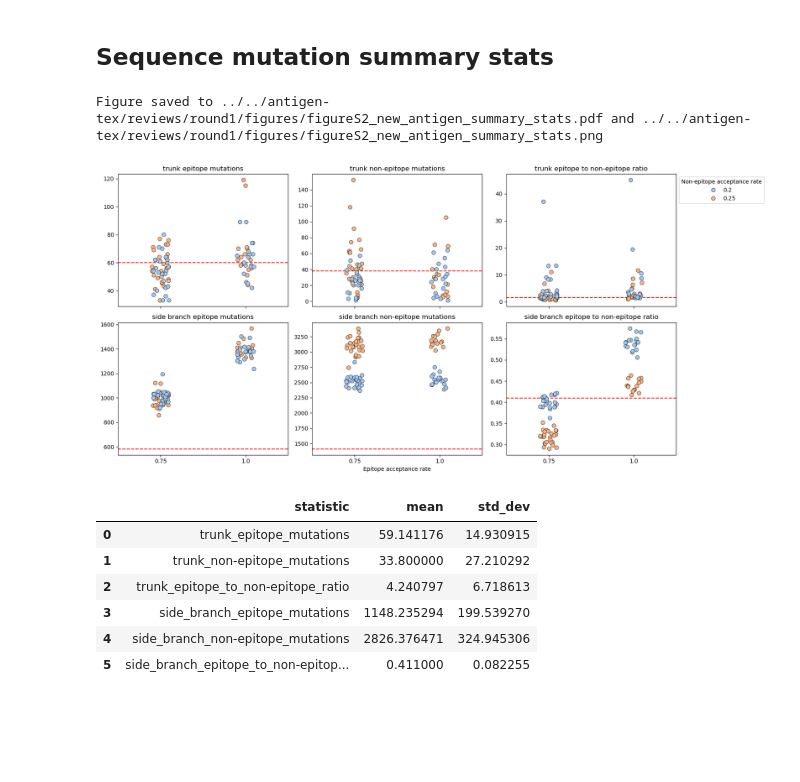
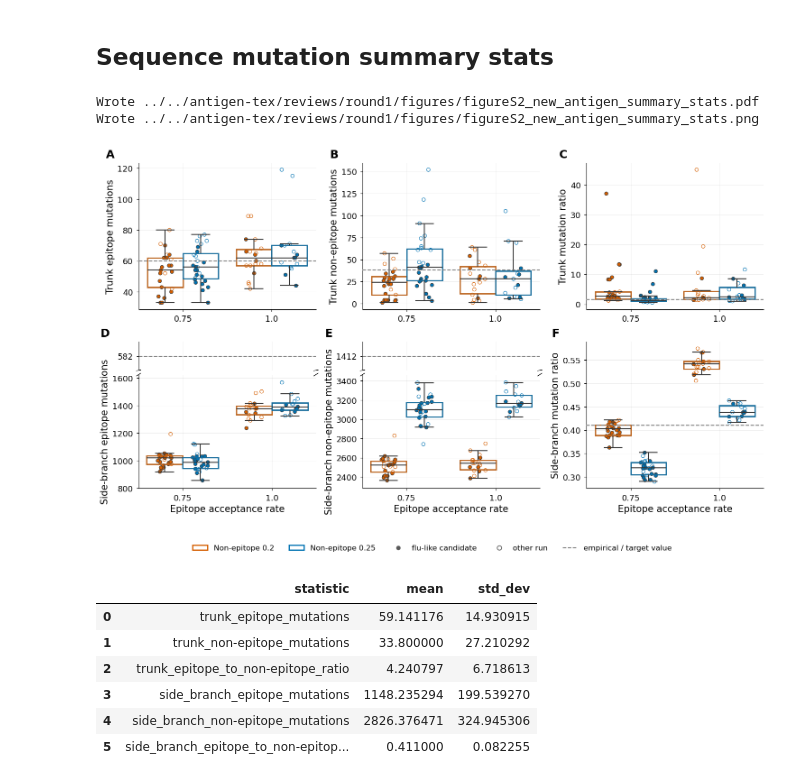
Before and after one commit to matsengrp/antigen-forecasting, a Jupyter notebook: notebooks/manuscript-figure-S1-and-S2-sim-summary-stats.ipynb, the cells around one changed output. Cells and saved outputs as stored; diff of their text form; code cells hidden in the pictures; blank space fills up the shorter version.

```diff
--- a/notebooks/manuscript-figure-S1-and-S2-sim-summary-stats.ipynb
+++ b/notebooks/manuscript-figure-S1-and-S2-sim-summary-stats.ipynb
@@ -150,41 +334,29 @@ summarize_stats(filtered_stats_df, ['diversity', 'tmrca', 'antigenic_movement_pe
 # %%
 new_stats_path = f'{fig_dir}/figureS2_new_antigen_summary_stats'
 # %%
-columns_to_plot = ['trunk_epitope_mutations', 'trunk_non-epitope_mutations', 'trunk_epitope_to_non-epitope_ratio', 'side_branch_epitope_mutations', 'side_branch_non-epitope_mutations', 'side_branch_epitope_to_non-epitope_ratio']
-columns_avgs = [60, 38, 1.56, 582, 1412, 0.41]
-column_avgs_dict = dict(zip(columns_to_plot, columns_avgs))
-n_rows = 2
-n_cols = 3
-fig, axes = plt.subplots(n_rows, n_cols, figsize=(20, 4 * n_rows), sharex=True)
-for i in range(n_rows):
-    for j in range(n_cols):
-        column = columns_to_plot[i*n_cols + j]
-        seed_jitter()
-    sns.stripplot(x='epitope_acceptance', y=column, hue='non_epitope_acceptance', data=filtered_stats_df, ax=axes[i,j],
-                      jitter=True, size=7.0, edgecolor='black', linewidth=0.5, palette='pastel')
-        axes[i,j].set_title(column.replace('_', ' '))
-        axes[i,j].axhline(column_avgs_dict[column], ls='--', color='red')
-        # Remove legend
-        axes[i,j].get_legend().remove()
-        if j == 1 and i == 1:
-            axes[i,j].set_xlabel('Epitope acceptance rate')
-        else:
-            axes[i,j].set_xlabel('')
-        axes[i,j].set_ylabel('')
-# Add legend outside of plot
-axes[0,2].legend(loc='upper left', bbox_to_anchor=(1.0, 1.0), title='Non-epitope acceptance rate')
+panels_s2 = [
+    {'column': 'trunk_epitope_mutations',
+     'ylabel': 'Trunk epitope mutations', 'reference': 60},
+    {'column': 'trunk_non-epitope_mutations',
+     'ylabel': 'Trunk non-epitope mutations', 'reference': 38},
+    {'column': 'trunk_epitope_to_non-epitope_ratio',
+     'ylabel': 'Trunk mutation ratio', 'reference': 1.56},
+    {'column': 'side_branch_epitope_mutations',
+     'ylabel': 'Side-branch epitope mutations', 'reference': 582},
+    {'column': 'side_branch_non-epitope_mutations',
+     'ylabel': 'Side-branch non-epitope mutations', 'reference': 1412},
+    {'column': 'side_branch_epitope_to_non-epitope_ratio',
+     'ylabel': 'Side-branch mutation ratio', 'reference': 0.41},
+]
 
-# Add text to upper left corner of first plot
-#axes[0,0].text(-0.2, 1.05, 'B', transform=axes[0,0].transAxes, fontsize=16, fontweight='bold', va='top')
-# Adjust the layout of the subplots
-plt.tight_layout(rect=[0, 0, 0.85, 1])
-
-plt.savefig(f'{new_stats_path}.pdf', dpi=300, bbox_inches='tight')
-plt.savefig(f'{new_stats_path}.png', dpi=300, bbox_inches='tight')
-print(f"Figure saved to {new_stats_path}.pdf and {new_stats_path}.png")
-# Show the plot
+fig = build_summary_figure(completed_stats_df, panels_s2,
+                           n_rows=2, n_cols=3, figsize=(15.0, 8.4))
+for ext in ('pdf', 'png'):
+    fig.savefig(f'{new_stats_path}.{ext}', dpi=300, bbox_inches='tight')
+    print(f'Wrote {new_stats_path}.{ext}')
 plt.show()
 # %% [output]
-Figure saved to ../../antigen-tex/reviews/round1/figures/figureS2_new_antigen_summary_stats.pdf and ../../antigen-tex/reviews/round1/figures/figureS2_new_antigen_summary_stats.png
+Wrote ../../antigen-tex/reviews/round1/figures/figureS2_new_antigen_summary_stats.pdf
+Wrote ../../antigen-tex/reviews/round1/figures/figureS2_new_antigen_summary_stats.png
-[figure, old version]
+[figure, new version]
 # %%
```
Also changed, not shown: parts of 6 cells of this notebook, 4 other files.
